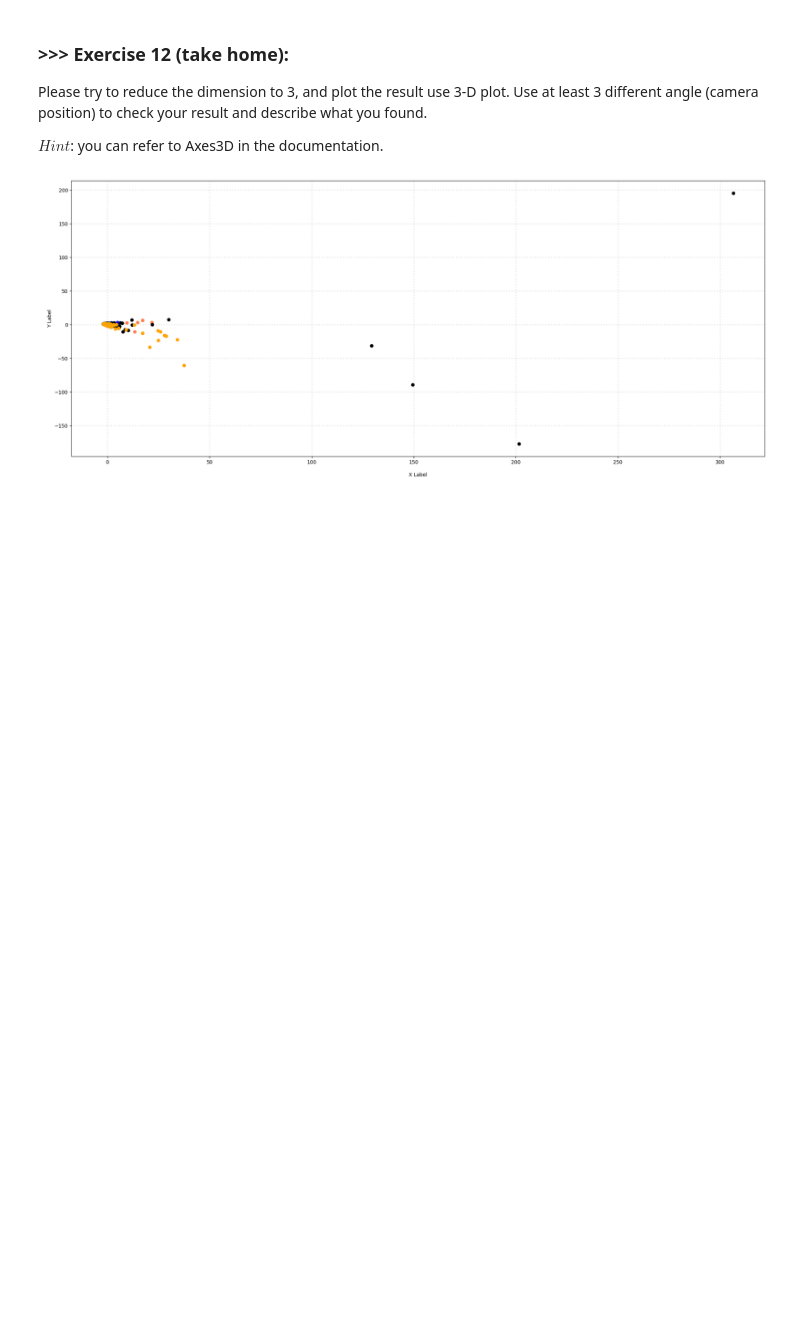
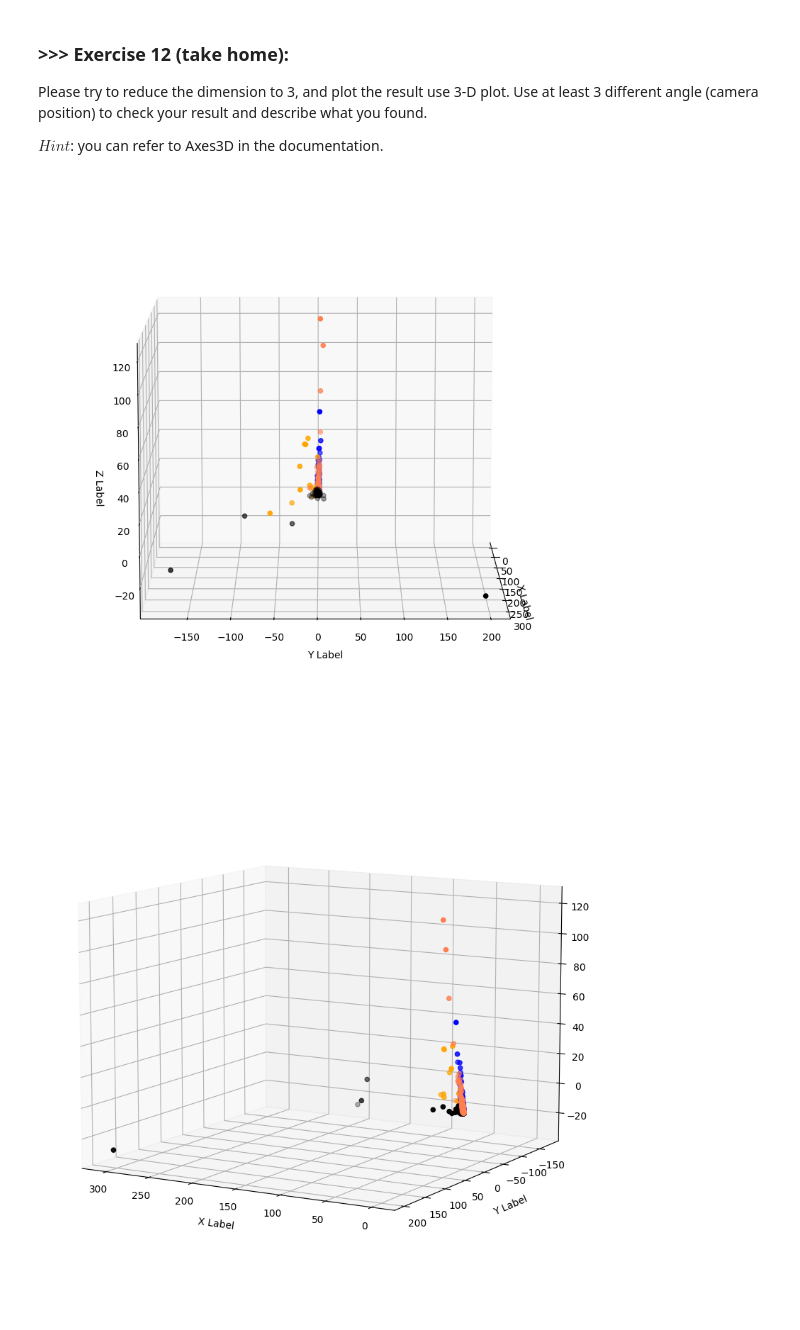
Before and after one commit to Victoria-Wei/DM2022-Lab1-Homework, a Jupyter notebook: DM2022-Lab1-Homework.ipynb, the cells around one changed output. Drawn from its saved outputs; the diff is of its cells as text; code cells hidden in the pictures; blank space fills up the shorter version.

```diff
--- a/DM2022-Lab1-Homework.ipynb
+++ b/DM2022-Lab1-Homework.ipynb
@@ -305,24 +305,28 @@ Please try to reduce the dimension to 3, and plot the result use 3-D plot. Use a
 $Hint$: you can refer to Axes3D in the documentation.
 # %%
 from sklearn.decomposition import PCA
-X_reduced = PCA(n_components = 3).fit_transform(X_counts.toarray())
+from mpl_toolkits.mplot3d import Axes3D
 
+X_reduced = PCA(n_components = 3).fit_transform(X_counts.toarray()) # reduce to 3
 col = ['coral', 'blue', 'black', 'orange']
 
-# plot
-fig = plt.figure(figsize = (25,10))
-ax = fig.subplots()
+for ii in range(0,360,120):                                         # different angles
+    fig = plt.figure(figsize = (25,10))
+    ax = fig.add_subplot(projection='3d')
 
-for c, category in zip(col, categories):
-    xs = X_reduced[X['category_name'] == category].T[0]
-    ys = X_reduced[X['category_name'] == category].T[1]
+    for c, category in zip(col, categories):                        # plot cate. by cate.
+        xs = X_reduced[X['category_name'] == category].T[0]
+        ys = X_reduced[X['category_name'] == category].T[1]
+        zs = X_reduced[X['category_name'] == category].T[2]
+        ax.scatter(xs,ys,zs, marker='o', c=c)
 
-    ax.scatter(xs, ys, c = c, marker='o')
+    ax.grid(color='gray', linestyle=':', linewidth=2, alpha=0.2)
+    ax.set_xlabel('\nX Label')
+    ax.set_ylabel('\nY Label')
+    ax.set_zlabel('\nZ Label')
 
-ax.grid(color='gray', linestyle=':', linewidth=2, alpha=0.2)
-ax.set_xlabel('\nX Label')
-ax.set_ylabel('\nY Label')
-
-plt.show()
+    ax.view_init(elev=10., azim=ii)
+    plt.show()
 # %% [output]
-[figure, old version]
+[figure, new version]
+[figure, added]
```
Also changed, not shown: parts of 4 cells of this notebook.
